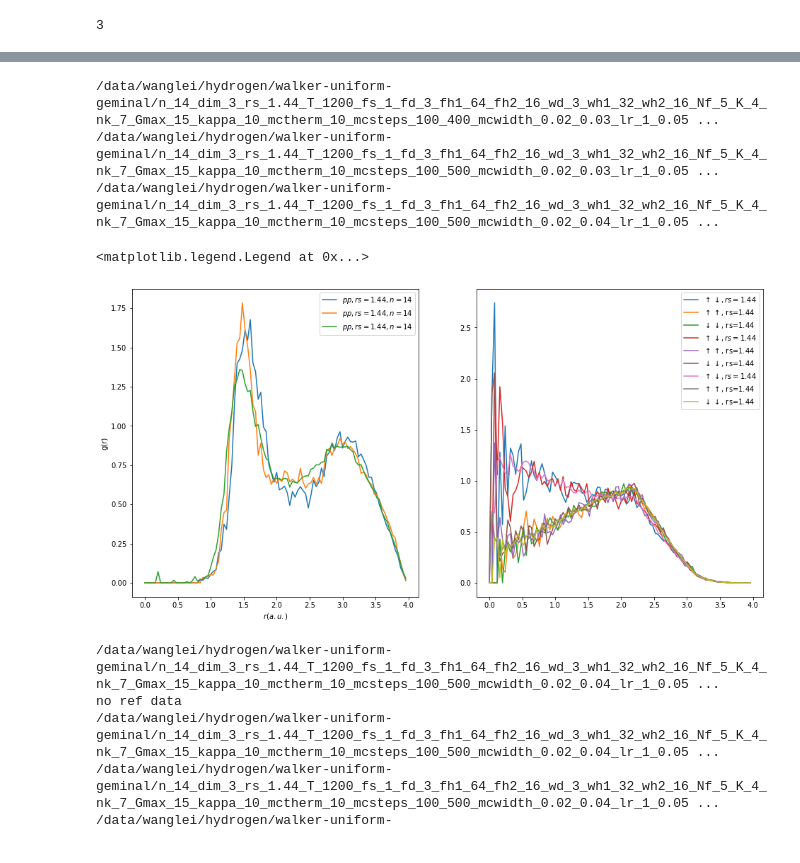
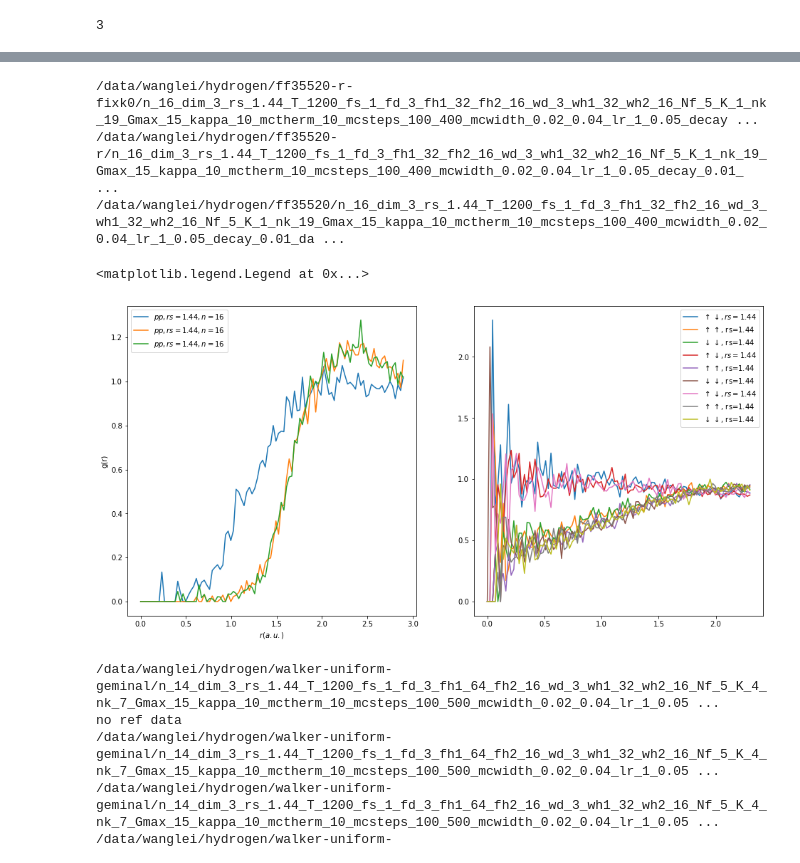
Before and after one commit to fermiflow/hydrogen, a Jupyter notebook: analysis/analysis.ipynb, the cells around one changed output, grey strips where cells are left out. Cells and saved outputs as stored; diff of their text form; code cells hidden in the pictures.

```diff
--- a/analysis/analysis.ipynb
+++ b/analysis/analysis.ipynb
@@ -74,7 +74,7 @@ len(files)
 # %% [output]
 3
 # %%
-obs = 'f'
+obs = 'k'
 
 markers = ['o', 's', 'D', '*', 'x', '^', '<', 'h', '>', 'd', 'X', 'v', 'h', '1']
 colors = ['C0', 'C1','C2', 'C3', 'C4', 'C6', 'C5', 'C7', 'C8', 'C9', 'C10', 'C11', 'C12', 'C13']
@@ -117,8 +117,9 @@ for f, marker, color in zip(files, markers, colors):
 
 plt.ylabel(obs)
 plt.xlabel('epochs')
-plt.xlim([1, 1e5])
-plt.xscale('log')
+#plt.xlim([1, 1e5])
+#plt.xscale('log')
 plt.legend(loc='best')
-#plt.ylim([-5, 5])
+#plt.ylim([-1.25, -0.75])
+#plt.axhline(y=0.15159471136709557 , color='r')
 # %% [output]
@@ -134,3 +132,34 @@ no ref data
 import sys, os
 sys.path.append("/home/wanglei/hydrogen/src")
 from checkpoint import find_ckpt_filename, load_data
+# %%
+from hf import Hydrogen
+
+f = '/data/wanglei/hydrogen/ff35520-r/n_16_dim_3_rs_1.44_T_1200_fs_1_fd_3_fh1_32_fh2_16_wd_3_wh1_32_wh2_16_Nf_5_K_1_nk_19_Gmax_15_kappa_10_mctherm_10_mcsteps_100_400_mcwidth_0.02_0.04_lr_1_0.05_decay_0.01_damping_0.001_0.001_norm_0.001_0.001_clip_5_alpha_0.1_ws_512_bs_4096_accsteps_1/data.txt'
+
+walkersize = 8
+if True:
+    n, dim, rs, T, s, fd, fh1, fh2, wd, wh1, wh2, b, a, lr, decay, eta, maxnorm, Nf, clip, K, w = parse_filename(f)
+    ckpt_file, _ = find_ckpt_filename(os.path.dirname(f))
+
+    print (ckpt_file)
+    data = load_data(ckpt_file)
+    s = data['s']
+
+    n, dim = x.shape[-2], x.shape[-1]
+    s = s.reshape(-1, n, dim)
+
+    scf = [Hydrogen(rs * L, rs * np.array(p)) for p in s[:walkersize]]
+
+    K = np.array([scf[w].K()/n for w in range(walkersize)])
+    Vep = np.array([scf[w].Vep()/n for w in range(walkersize)])
+    Vee = np.array([scf[w].Vee()/n for w in range(walkersize)])
+    Vpp = np.array([scf[w].Vpp()/n for w in range(walkersize)])
+    E_elec = np.array([scf[w].E_elec()/n for w in range(walkersize)])
+    E = np.array([scf[w].E()/n for w in range(walkersize)])
+    print ('kinetic energy', K, K.mean(), K.std()/np.sqrt(walkersize))
+    print ('Vep', Vep,  Vep.mean(), Vep.std()/np.sqrt(walkersize))
+    print ('Vee', Vee,  Vee.mean(), Vee.std()/np.sqrt(walkersize))
+    print ('Vpp', Vpp,  Vpp.mean(), Vpp.std()/np.sqrt(walkersize))
+    print ('electron energy', E_elec,  E_elec.mean(), E_elec.std()/np.sqrt(walkersize))
+    print ('total energy', E,  E.mean(), E.std()/np.sqrt(walkersize))
@@ -148,7 +191,7 @@ def get_gr(x, y):
     rij = rij - L*np.rint(rij/L)
     dist = np.linalg.norm(rij, axis=-1) # (batchsize, n*(n-1)/2)
 
-    hist, bin_edges = np.histogram(dist.reshape(-1,), range=[0, 4/rs], bins=100)
+    hist, bin_edges = np.histogram(dist.reshape(-1,), range=[0, L/2], bins=100)
     dr = bin_edges[1] - bin_edges[0]
     hist = hist*2/(n * batchsize)
 
@@ -184,37 +227,37 @@ for f in files:
 
         walkersize, batchsize = s.shape[0], x.shape[0]
         if (walkersize != batchsize):
             s = jnp.repeat(s, batchsize//walkersize, 0)
 
         rmesh, gr = get_gr(s, s)
         ax1.plot(rmesh, gr, label=r'$pp, rs=%g,n = %g$'%(rs, n))
         #rmesh, gr = get_gr(x, x)
         #ax1.plot(rmesh, gr, label=r'$ee, rs=%g$'%rs)
         #rmesh, gr = get_gr(s, x)
         #ax1.plot(rmesh, gr, label=r'$ep, rs=%g$'%rs)
 
         #ax1.set_yscale('log')
         #ax1.plot(rmesh, 3*np.exp(-rmesh))
 
         rmesh, gr = get_gr(x[:, :n//2], x[:, n//2:])
         ax2.plot(rmesh, gr, label=r'$\uparrow\downarrow, rs=%g$'%rs)
         rmesh, gr = get_gr(x[:, :n//2], x[:, :n//2])
         ax2.plot(rmesh, gr, label=r'$\uparrow\uparrow$, rs=%g'%rs)
         rmesh, gr = get_gr(x[:, n//2:], x[:, n//2:])
         ax2.plot(rmesh, gr, label=r'$\downarrow\downarrow$, rs=%g'%rs)
 
         #ax2.set_yscale('log')
 
 ax1.set_xlabel('$r(a.u.)$')
 ax1.set_ylabel('g(r)')
 ax1.legend()
 ax2.legend()
 # %% [output]
-/data/wanglei/hydrogen/walker-uniform-geminal/n_14_dim_3_rs_1.44_T_1200_fs_1_fd_3_fh1_64_fh2_16_wd_3_wh1_32_wh2_16_Nf_5_K_4_nk_7_Gmax_15_kappa_10_mctherm_10_mcsteps_100_400_mcwidth_0.02_0.03_lr_1_0.05 ...
-/data/wanglei/hydrogen/walker-uniform-geminal/n_14_dim_3_rs_1.44_T_1200_fs_1_fd_3_fh1_64_fh2_16_wd_3_wh1_32_wh2_16_Nf_5_K_4_nk_7_Gmax_15_kappa_10_mctherm_10_mcsteps_100_500_mcwidth_0.02_0.03_lr_1_0.05 ...
-/data/wanglei/hydrogen/walker-uniform-geminal/n_14_dim_3_rs_1.44_T_1200_fs_1_fd_3_fh1_64_fh2_16_wd_3_wh1_32_wh2_16_Nf_5_K_4_nk_7_Gmax_15_kappa_10_mctherm_10_mcsteps_100_500_mcwidth_0.02_0.04_lr_1_0.05 ...
+/data/wanglei/hydrogen/ff35520-r-fixk0/n_16_dim_3_rs_1.44_T_1200_fs_1_fd_3_fh1_32_fh2_16_wd_3_wh1_32_wh2_16_Nf_5_K_1_nk_19_Gmax_15_kappa_10_mctherm_10_mcsteps_100_400_mcwidth_0.02_0.04_lr_1_0.05_decay ...
+/data/wanglei/hydrogen/ff35520-r/n_16_dim_3_rs_1.44_T_1200_fs_1_fd_3_fh1_32_fh2_16_wd_3_wh1_32_wh2_16_Nf_5_K_1_nk_19_Gmax_15_kappa_10_mctherm_10_mcsteps_100_400_mcwidth_0.02_0.04_lr_1_0.05_decay_0.01_ ...
+/data/wanglei/hydrogen/ff35520/n_16_dim_3_rs_1.44_T_1200_fs_1_fd_3_fh1_32_fh2_16_wd_3_wh1_32_wh2_16_Nf_5_K_1_nk_19_Gmax_15_kappa_10_mctherm_10_mcsteps_100_400_mcwidth_0.02_0.04_lr_1_0.05_decay_0.01_da ...
 <matplotlib.legend.Legend at 0x...>
-[figure, old version]
+[figure, new version]
 # %%
 files = [files[2]]
 # %%
```
Also changed, not shown: parts of 3 cells of this notebook, 1 other file.
